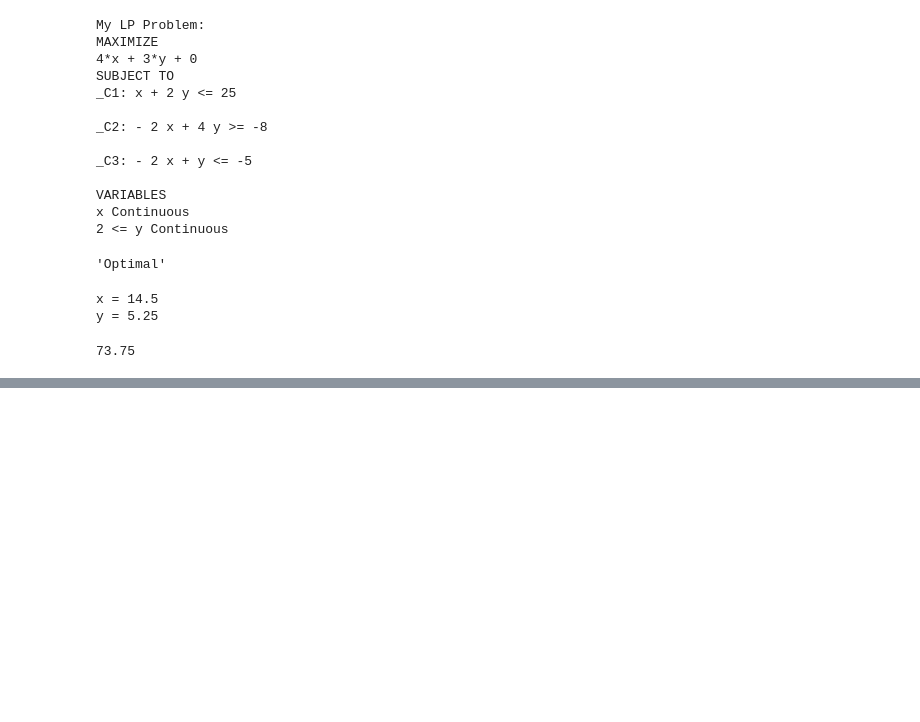
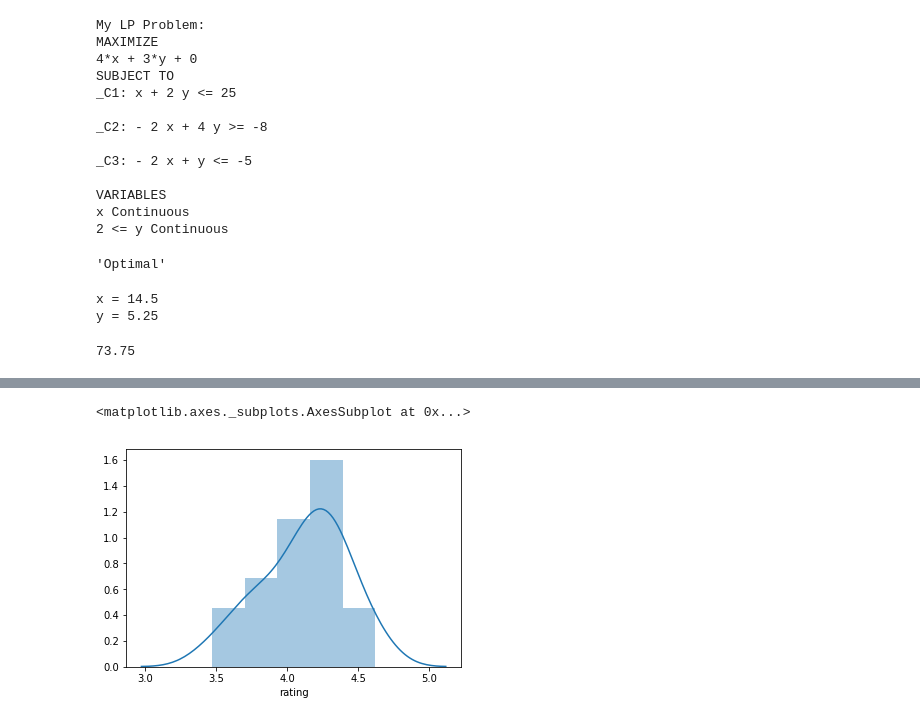
Before and after one commit to kallaway/100-days-of-code, a Jupyter notebook: code/datascience/LinearProgramming.ipynb, the cells around one changed output, grey strips where cells are left out. Saved outputs shown, nothing was run; the diff lists cells and outputs as text; code cells hidden in the pictures; blank space fills up the shorter version.

```diff
--- a/code/datascience/LinearProgramming.ipynb
+++ b/code/datascience/LinearProgramming.ipynb
@@ -82,4 +85,4 @@ print(pulp.value(lp_problem.objective))
 # %% [output]
 73.75
 # %%
-books_df = pd.read_csv('data/goodreads_bestsellers.csv')
+books_df = pd.read_csv('../reading/sample_books.csv')
@@ -87,0 +98,5 @@ UnicodeDecodeError: 'utf-8' codec can't decode byte 0xcd in position 22: invalid
+# %%
+sns.distplot(books_df['rating'])
+# %% [output]
+<matplotlib.axes._subplots.AxesSubplot at 0x...>
+[figure, added]
```
Also changed, not shown: parts of 5 cells of this notebook, 5 other files.
